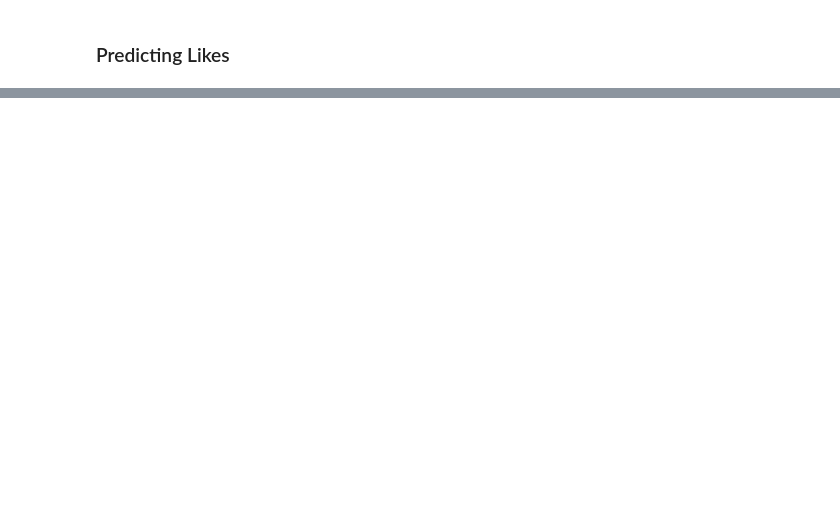
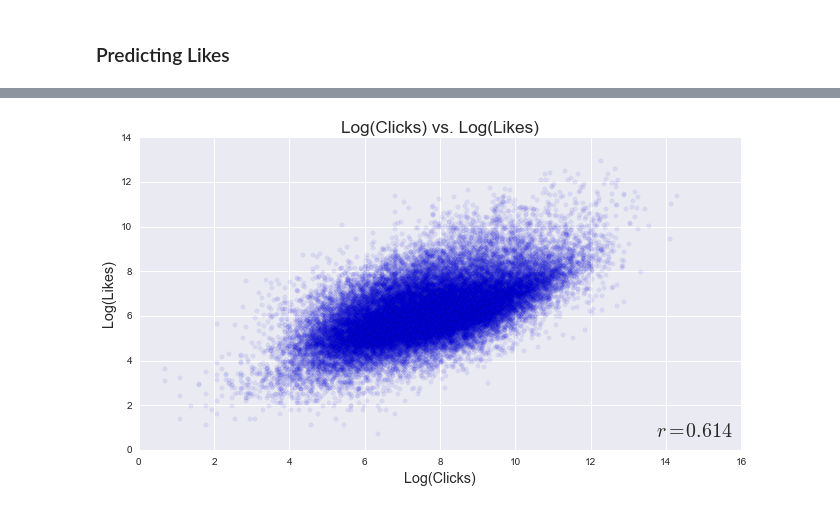
Before and after one commit to micahlanier/social-news, a Jupyter notebook: book/8_PredictiveAnalysis.ipynb, the cells around one changed output, grey strips where cells are left out. Drawn from its saved outputs; the diff is of its cells as text; code cells hidden in the pictures; blank space fills up the shorter version.

```diff
--- a/book/8_PredictiveAnalysis.ipynb
+++ b/book/8_PredictiveAnalysis.ipynb
@@ -569,0 +884,17 @@ Analogous (though not perfectly so) to retweets, Facebook "likes" represent a me
+# %%
+# Calculate correlation coefficient.
+r = stats.pearsonr(np.log(fb.ix[(fb.likes > 0) & (fb.clicks > 0),'clicks']), np.log(fb.ix[(fb.likes > 0) & (fb.clicks > 0),'likes']))[0]
+
+# Plot!
+plt.figure(figsize=(vizConf['display']['width']*.6,vizConf['display']['height']*.8))
+plt.scatter(np.log(fb['clicks']), np.log(fb['likes']), alpha=0.08)
+# Labels.
+plt.title('Log(Clicks) vs. Log(Likes)',size='xx-large')
+plt.xlabel('Log(Clicks)',size='x-large')
+plt.ylabel('Log(Likes)',size='x-large')
+# Text.
+plt.text(plt.xlim()[1]-0.015*(plt.xlim()[1]-plt.xlim()[0]),plt.ylim()[0]+0.03*(plt.ylim()[1]-plt.ylim()[0]),'$r=%.3f$' % r,size=20, va='bottom', ha='right')
+# Show.
+plt.show()
+# %% [output]
+[figure, added]
```
Also changed, not shown: parts of 33 cells of this notebook.
